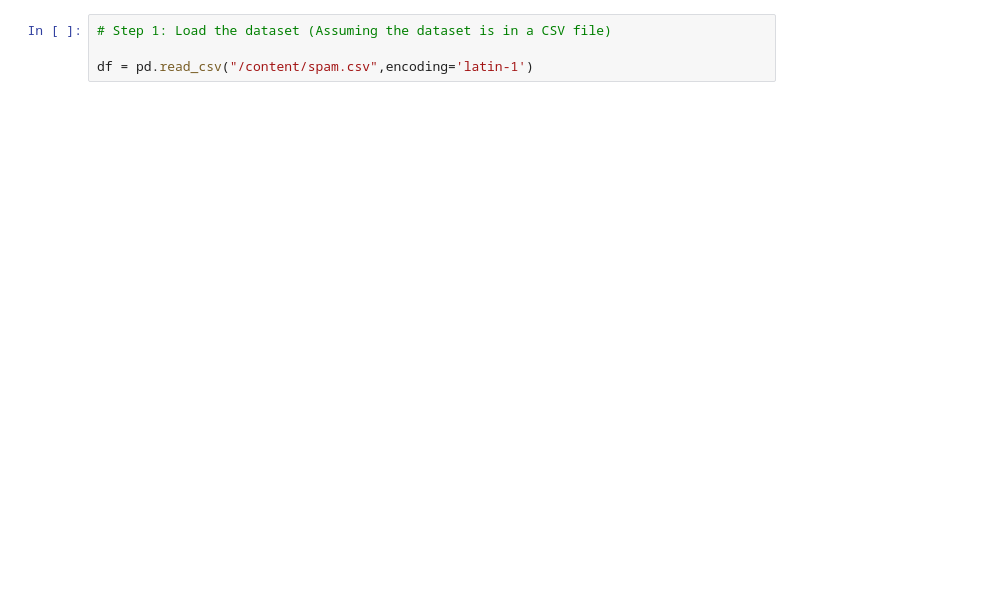
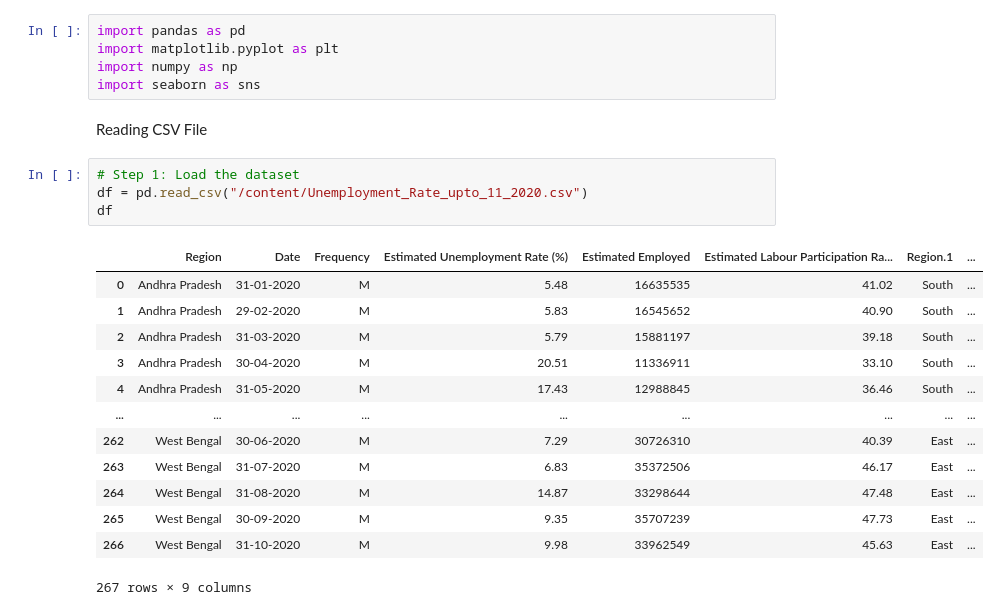
Before and after one commit to pulamolujahnavi/html-portfolio, a Jupyter notebook: TASK2.ipynb, the cells around one changed output. Saved outputs shown, nothing was run; the diff lists cells and outputs as text; blank space fills up the shorter version.

```diff
--- a/TASK2.ipynb
+++ b/TASK2.ipynb
@@ -31,7 +23,28 @@ warnings.simplefilter('ignore')
+# %%
+import pandas as pd
+import matplotlib.pyplot as plt
+import numpy as np
+import seaborn as sns
+# %% [markdown]
+Reading CSV File
 # %%
-# Step 1: Load the dataset (Assuming the dataset is in a CSV file)
-
-df = pd.read_csv("/content/spam.csv",encoding='latin-1')
+# Step 1: Load the dataset
+df = pd.read_csv("/content/Unemployment_Rate_upto_11_2020.csv")
+df
+# %% [output]
+|  | Region | Date | Frequency | Estimated Unemployment Rate (%) | Estimated Employed | Estimated Labour Participation Ra... | Region.1 | ... |
+| 0 | Andhra Pradesh | 31-01-2020 | M | 5.48 | 16635535 | 41.02 | South | ... |
+| 1 | Andhra Pradesh | 29-02-2020 | M | 5.83 | 16545652 | 40.90 | South | ... |
+| 2 | Andhra Pradesh | 31-03-2020 | M | 5.79 | 15881197 | 39.18 | South | ... |
+| 3 | Andhra Pradesh | 30-04-2020 | M | 20.51 | 11336911 | 33.10 | South | ... |
+| 4 | Andhra Pradesh | 31-05-2020 | M | 17.43 | 12988845 | 36.46 | South | ... |
+| ... | ... | ... | ... | ... | ... | ... | ... | ... |
+| 262 | West Bengal | 30-06-2020 | M | 7.29 | 30726310 | 40.39 | East | ... |
+| 263 | West Bengal | 31-07-2020 | M | 6.83 | 35372506 | 46.17 | East | ... |
+| 264 | West Bengal | 31-08-2020 | M | 14.87 | 33298644 | 47.48 | East | ... |
+| 265 | West Bengal | 30-09-2020 | M | 9.35 | 35707239 | 47.73 | East | ... |
+| 266 | West Bengal | 31-10-2020 | M | 9.98 | 33962549 | 45.63 | East | ... |
+267 rows × 9 columns
 # %%
 df.head()
 # %% [output]
```
Also changed, not shown: parts of 45 cells of this notebook.
